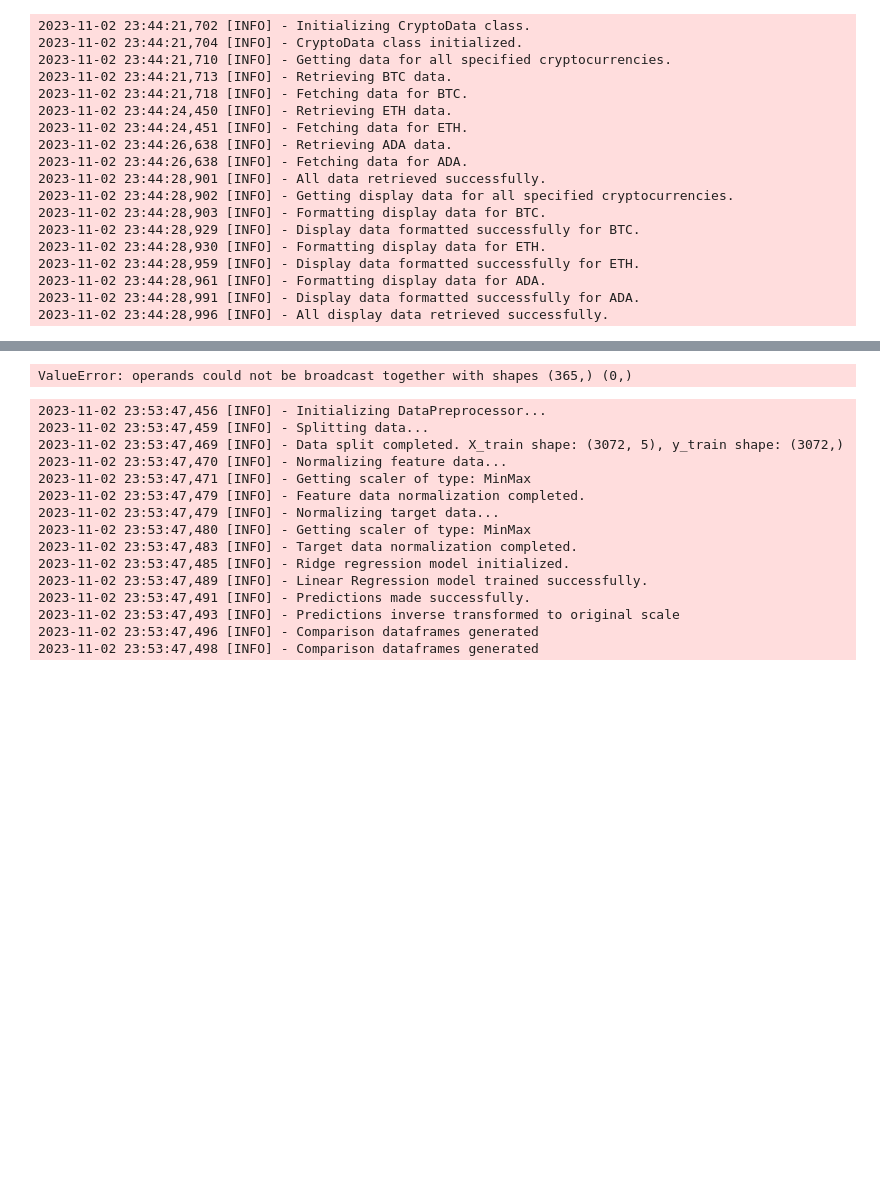
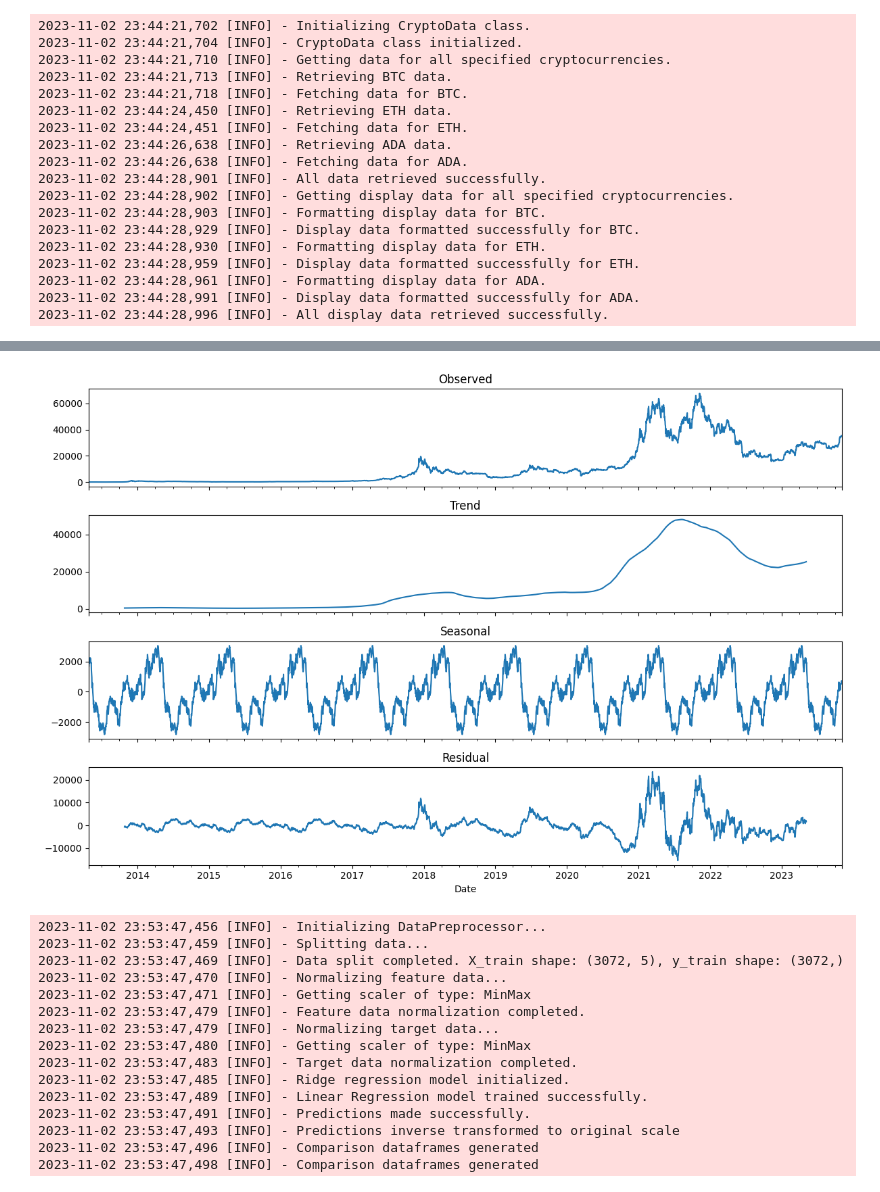
Before and after one commit to carlitosmanuelitos/Watch-out-for-the-DL-bugs, a Jupyter notebook: notebook.ipynb, the cells around one changed output, grey strips where cells are left out. Drawn from its saved outputs; the diff is of its cells as text; code cells hidden in the pictures; blank space fills up the shorter version.

```diff
--- a/notebook.ipynb
+++ b/notebook.ipynb
@@ -656,5 +624,5 @@ tsa = TimeSeriesAnalysis(btc_data, target='Close')
 #display(HTML(tsa.concise_granger_output_table(granger_results)))
 #autocorr_fig = tsa.check_autocorrelation(lags=35)
 estimated_period = tsa.estimate_seasonal_period()
-decomposition = tsa.decompose_time_series(show=True)  # Set show=False if you don't want to display the plot
+decomposition = tsa.decompose_time_series2(model='additive', period=365, show=True)
 # %% [output]
@@ -668,4 +633,4 @@ decomposition = tsa.decompose_time_series(show=True)  # Set show=False if you do
-ValueError: operands could not be broadcast together with shapes (365,) (0,)
+[figure, added]
 # %%
 tsa = TimeSeriesAnalysis(btc_data, target='Close')
 print("Diagnostics for Original Series:")
```
Also changed, not shown: parts of 2 cells of this notebook, 1 other file.
